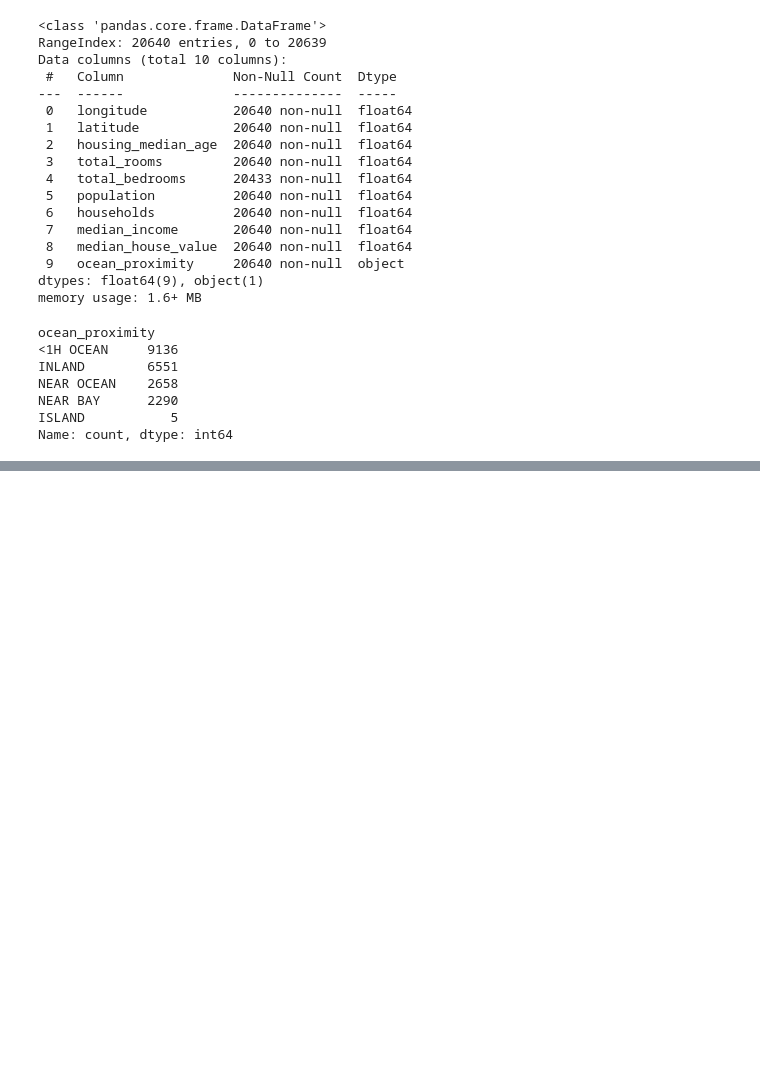
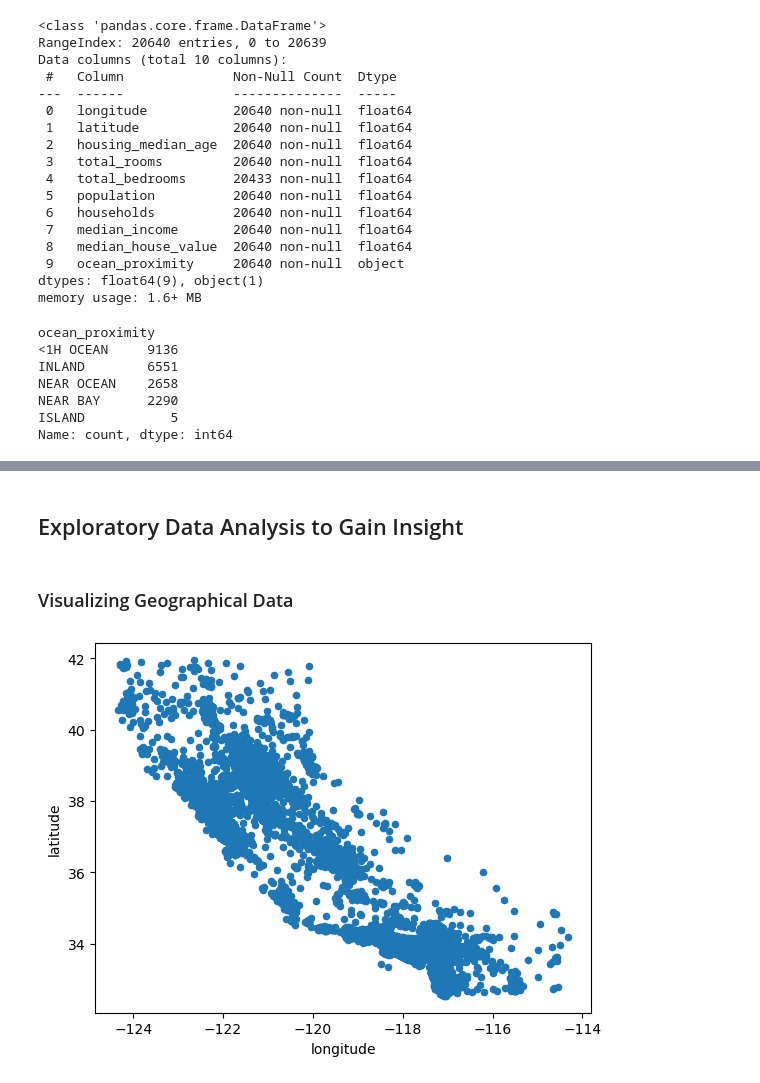
Before and after one commit to Olamilekanvic/California-House-Price-Prediction--1990-, a Jupyter notebook: california_housing_price_prediction.ipynb, the cells around one changed output, grey strips where cells are left out. Saved outputs shown, nothing was run; the diff lists cells and outputs as text; code cells hidden in the pictures; blank space fills up the shorter version.

```diff
--- a/california_housing_price_prediction.ipynb
+++ b/california_housing_price_prediction.ipynb
@@ -102,0 +118,6 @@ df.describe()
+# %%
+df['income_cat'] = pd.cut(
+    df['median_income'],
+    bins=[0., 1.5, 3.0, 4.5, 6., np.inf],
+    labels=[1, 2, 3, 4, 5]
+)
@@ -102,0 +134,9 @@ df.describe()
+# %%
+# Splitting the dataset into Training set and Test set
+from sklearn.model_selection import StratifiedShuffleSplit
+
+split = StratifiedShuffleSplit(n_splits=1, test_size=0.2, random_state=42)
+
+for train_index, test_index in split.split(df, df["income_cat"]):
+    strat_train_set = df.loc[train_index]
+    strat_test_set = df.loc[test_index]
@@ -102,0 +157,16 @@ df.describe()
+# %% [markdown]
+## Exploratory Data Analysis to Gain Insight
+# %%
+#Let’s create a copy of the training set to play with so as not to alter the main training set
+
+housing = strat_train_set.copy()
+# %% [markdown]
+### Visualizing Geographical Data
+# %%
+from matplotlib.pyplot import savefig
+
+
+housing.plot(kind="scatter", x="longitude", y="latitude")
+savefig('bad visualization plot')
+# %% [output]
+[figure, added]
```
Also changed, not shown: parts of 22 cells of this notebook, 3 other files.
